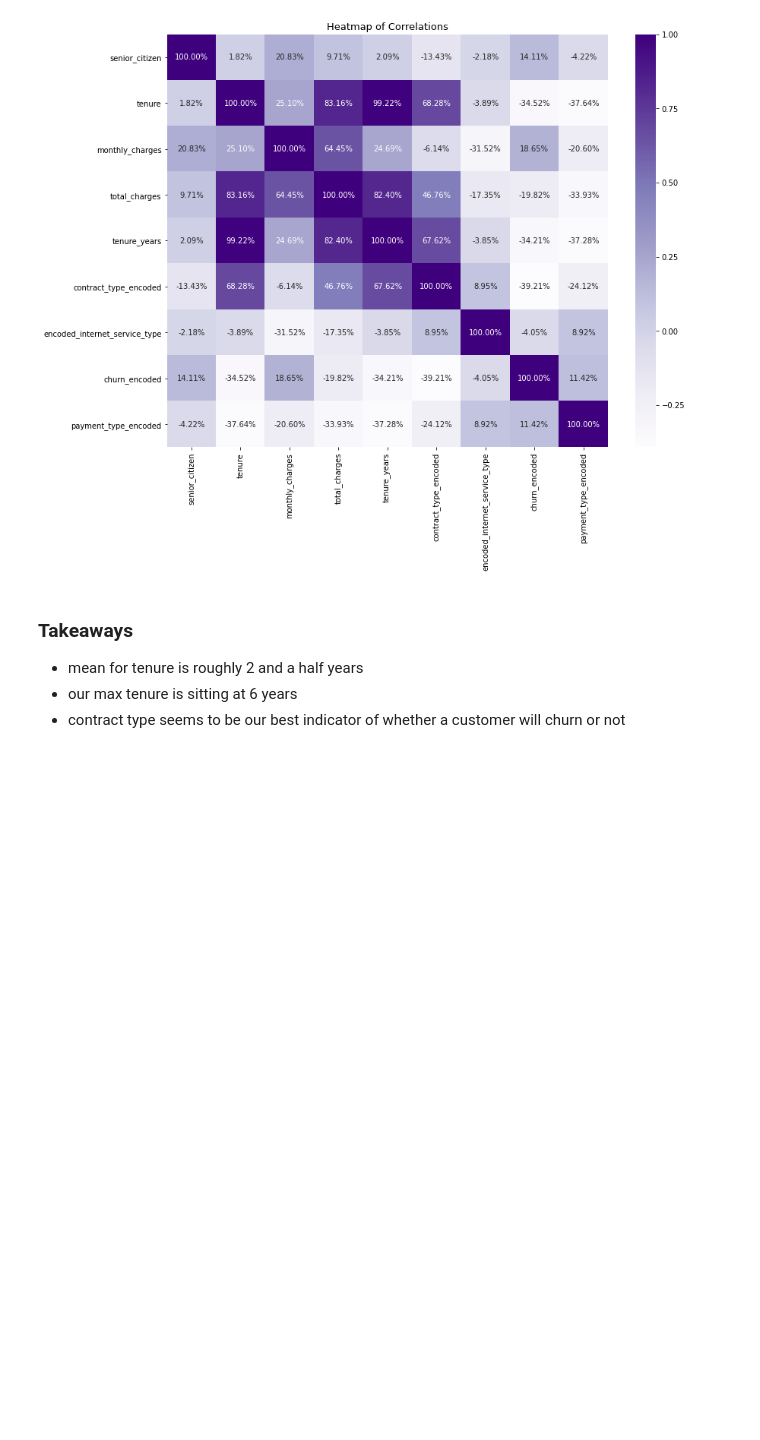
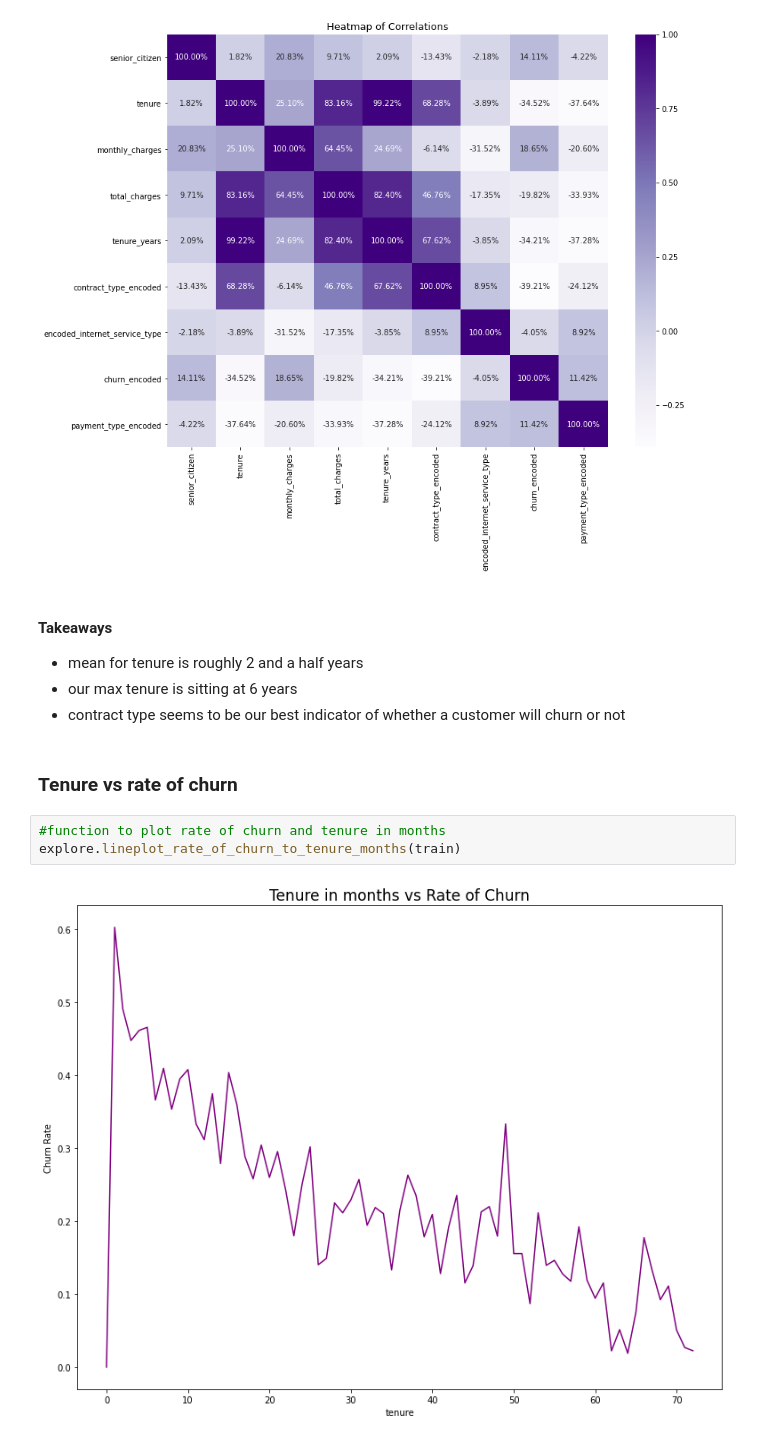
Before and after one commit to Churning-Up-the-Heat/classification-project, a Jupyter notebook: customers_churning_final.ipynb, the cells around one changed output. Cells and saved outputs as stored; diff of their text form; blank space fills up the shorter version.

```diff
--- a/customers_churning_final.ipynb
+++ b/customers_churning_final.ipynb
@@ -162,7 +287,14 @@ explore.corr_heatmap(train)
 # %% [output]
 [figure]
 # %% [markdown]
-### Takeaways
+#### Takeaways
 - mean for tenure is roughly 2 and a half years
 - our max tenure is sitting at 6 years
 - contract type seems to be our best indicator of whether a customer will churn or not
+# %% [markdown]
+### Tenure vs rate of churn
+# %%
+#function to plot rate of churn and tenure in months
+explore.lineplot_rate_of_churn_to_tenure_months(train)
+# %% [output]
+[figure, added]
```
Also changed, not shown: parts of 36 cells of this notebook, 3 other files.
